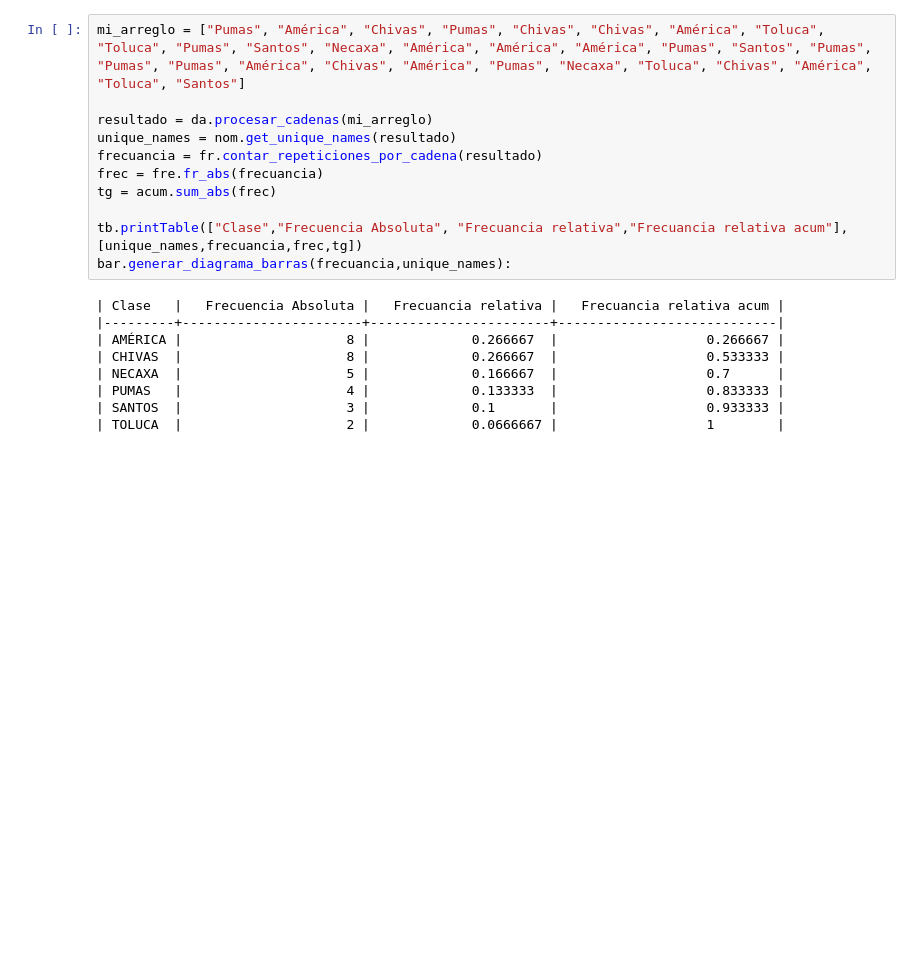
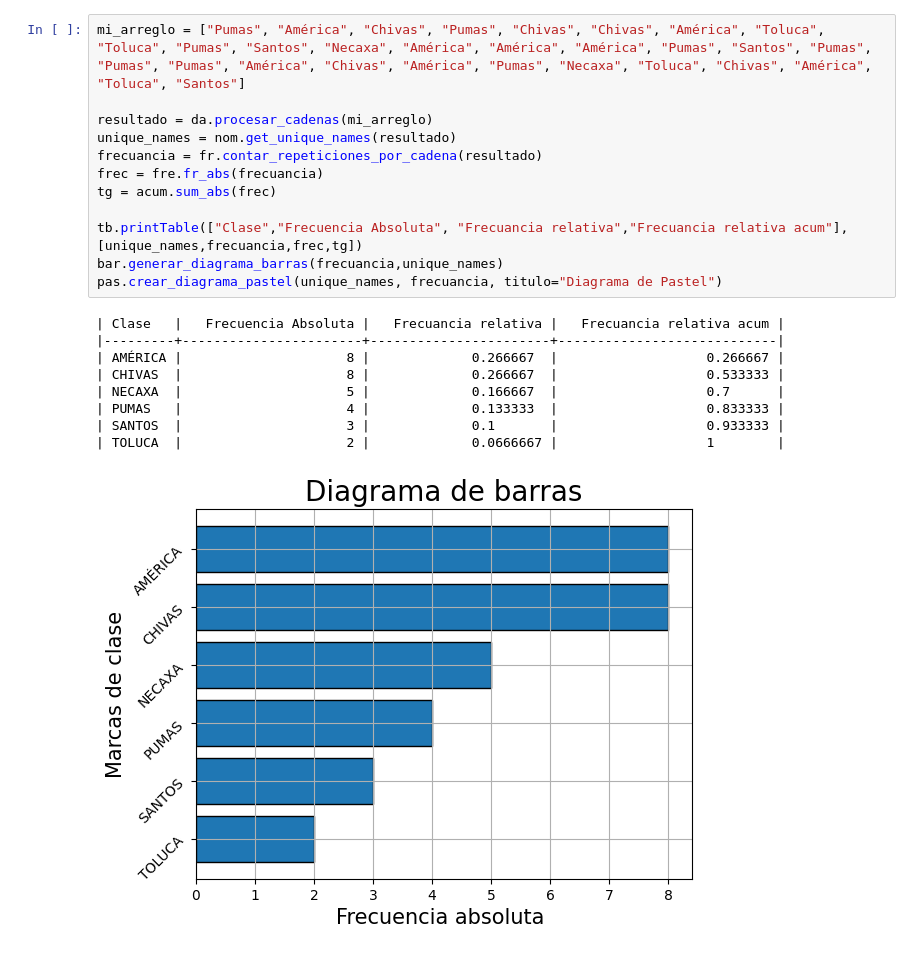
Before and after one commit to bryanfpp/BFP-Verano-2024-T1, a Jupyter notebook: testeglobal7.ipynb, the cells around one changed output. Drawn from its saved outputs; the diff is of its cells as text; blank space fills up the shorter version.

```diff
--- a/testeglobal7.ipynb
+++ b/testeglobal7.ipynb
@@ -11,20 +10,22 @@ ImportError: DLL load failed while importing _cext: No se puede encontrar el mó
 # %%
 mi_arreglo = ["Pumas", "América", "Chivas", "Pumas", "Chivas", "Chivas", "América", "Toluca", "Toluca", "Pumas", "Santos", "Necaxa", "América", "América", "América", "Pumas", "Santos", "Pumas", "Pumas", "Pumas", "América", "Chivas", "América", "Pumas", "Necaxa", "Toluca", "Chivas", "América", "Toluca", "Santos"]
 
 resultado = da.procesar_cadenas(mi_arreglo)
 unique_names = nom.get_unique_names(resultado)
 frecuancia = fr.contar_repeticiones_por_cadena(resultado)
 frec = fre.fr_abs(frecuancia)
 tg = acum.sum_abs(frec)
 
 tb.printTable(["Clase","Frecuencia Absoluta", "Frecuancia relativa","Frecuancia relativa acum"], [unique_names,frecuancia,frec,tg])
-bar.generar_diagrama_barras(frecuancia,unique_names):
+bar.generar_diagrama_barras(frecuancia,unique_names)
+pas.crear_diagrama_pastel(unique_names, frecuancia, titulo="Diagrama de Pastel")
 # %% [output]
 | Clase   |   Frecuencia Absoluta |   Frecuancia relativa |   Frecuancia relativa acum |
 |---------+-----------------------+-----------------------+----------------------------|
 | AMÉRICA |                     8 |             0.266667  |                   0.266667 |
 | CHIVAS  |                     8 |             0.266667  |                   0.533333 |
 | NECAXA  |                     5 |             0.166667  |                   0.7      |
 | PUMAS   |                     4 |             0.133333  |                   0.833333 |
 | SANTOS  |                     3 |             0.1       |                   0.933333 |
 | TOLUCA  |                     2 |             0.0666667 |                   1        |
+[figure, added]
```
Also changed, not shown: parts of 2 cells of this notebook, 1 other file.
